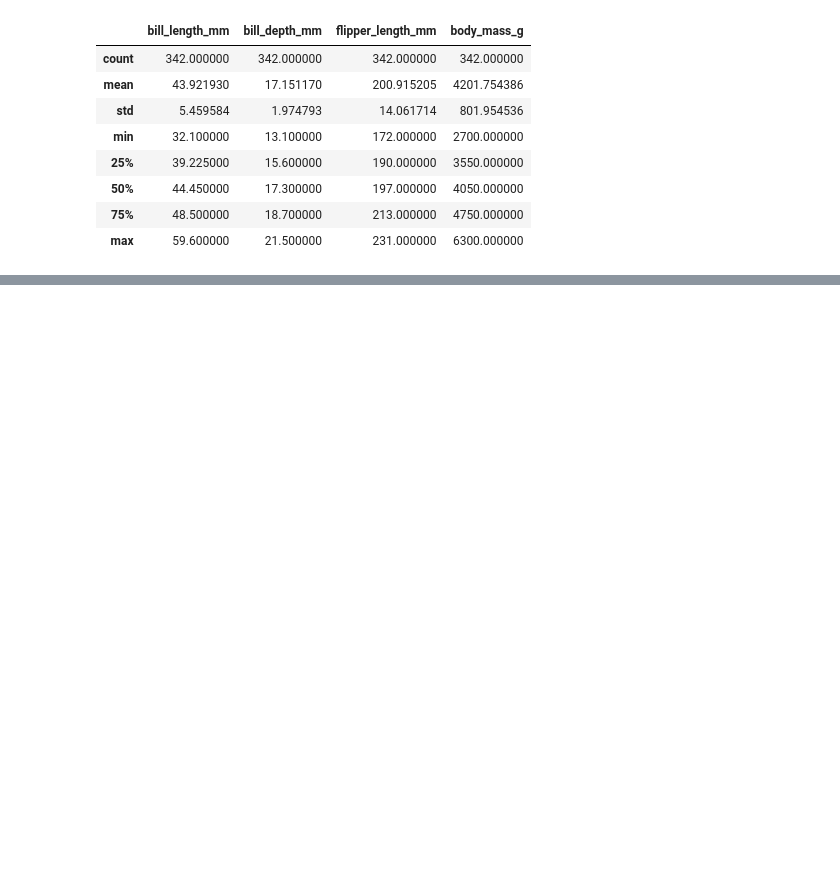
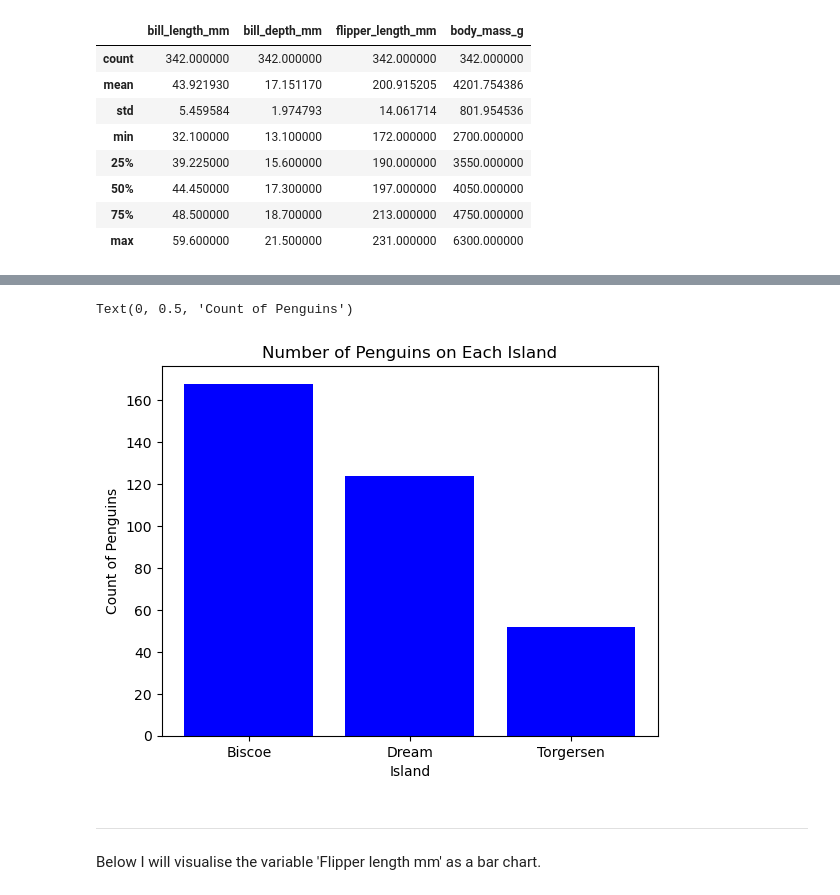
Before and after one commit to sarahembarry/poda-project, a Jupyter notebook: penguins.ipynb, the cells around one changed output, grey strips where cells are left out. Saved outputs shown, nothing was run; the diff lists cells and outputs as text; code cells hidden in the pictures; blank space fills up the shorter version.

Commit message:
Work on variables and updates to readme file

```diff
--- a/penguins.ipynb
+++ b/penguins.ipynb
@@ -82,0 +87,18 @@ plt.hist(df['bill_length_mm'], bins=20, color='skyblue', edgecolor='black')
+# %%
+#Get the value counts for 'Island'
+island_count=df['island'].value_counts()
+# %%
+#Plotting the bar chart for amount of penguins on each island.
+
+
+plt.bar(island_count.index, island_count.values, color='blue')
+plt.title('Number of Penguins on Each Island')
+plt.xlabel('Island')
+plt.ylabel('Count of Penguins')
+# %% [output]
+Text(0, 0.5, 'Count of Penguins')
+[figure, added]
+# %% [markdown]
+---
+# %% [markdown]
+Below I will visualise the variable 'Flipper length mm' as a bar chart.
```
Also changed, not shown: parts of 15 cells of this notebook, 1 other file.
